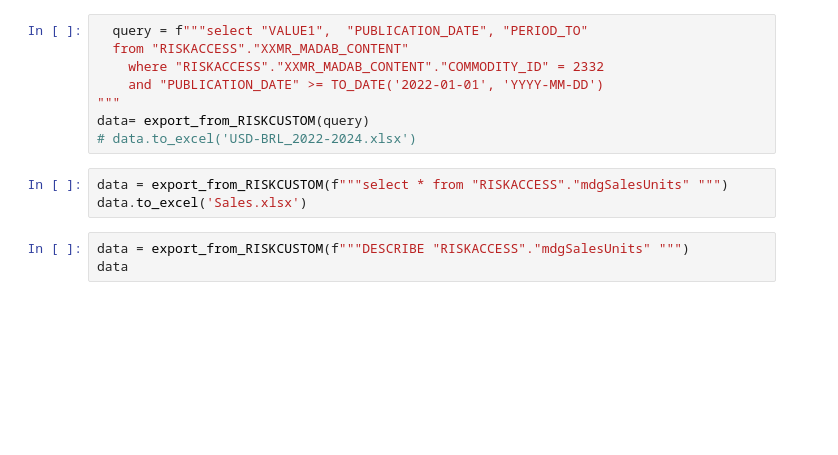
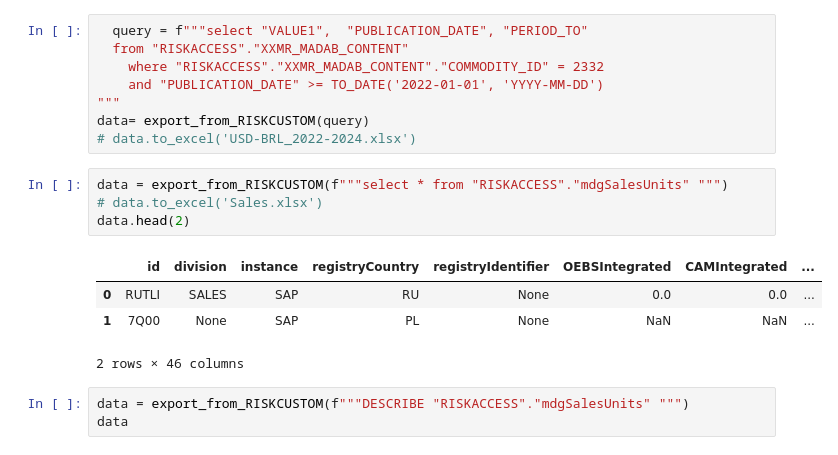
Before and after one commit to Lirollel/Work_AIM_Jupyter-Python-Pandas, a Jupyter notebook: OCP/Методология/test.ipynb, the cells around one changed output. Drawn from its saved outputs; the diff is of its cells as text; blank space fills up the shorter version.

```diff
--- a/OCP/Методология/test.ipynb
+++ b/OCP/Методология/test.ipynb
@@ -21,7 +21,13 @@ data= export_from_RISKCUSTOM(query)
 # data.to_excel('USD-BRL_2022-2024.xlsx')
 # %%
 data = export_from_RISKCUSTOM(f"""select * from "RISKACCESS"."mdgSalesUnits" """)
-data.to_excel('Sales.xlsx')
+# data.to_excel('Sales.xlsx')
+data.head(2)
+# %% [output]
+|  | id | division | instance | registryCountry | registryIdentifier | OEBSIntegrated | CAMIntegrated | ... |
+| 0 | RUTLI | SALES | SAP | RU | None | 0.0 | 0.0 | ... |
+| 1 | 7Q00 | None | SAP | PL | None | NaN | NaN | ... |
+2 rows × 46 columns
 # %%
 data = export_from_RISKCUSTOM(f"""DESCRIBE "RISKACCESS"."mdgSalesUnits" """)
 data
```
Also changed, not shown: 7 other files.
